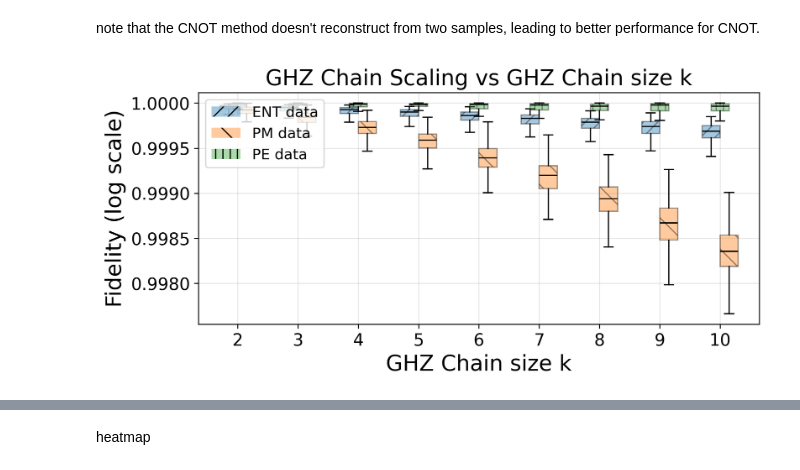
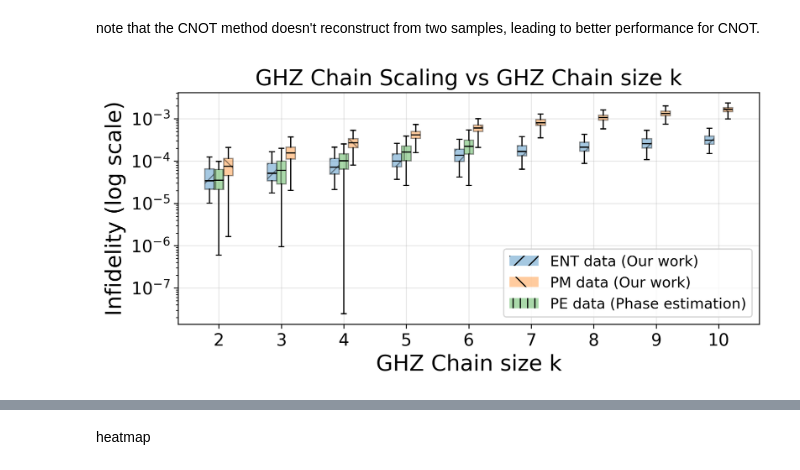
Before and after one commit to ypwk/pure-state-tomography, a Jupyter notebook: paper_plotting.ipynb, the cells around one changed output, grey strips where cells are left out. Cells and saved outputs as stored; diff of their text form; code cells hidden in the pictures.

Commit message:
new data

```diff
--- a/paper_plotting.ipynb
+++ b/paper_plotting.ipynb
@@ -599,14 +599,14 @@ note that the CNOT method doesn't reconstruct from two samples, leading to bette
 import pandas as pd
 import numpy as np
 
-df = pd.read_csv("ghz_phase_estimation_metrics.csv")
+df = pd.read_csv("experiments/phase_bits_n_n_noise/ghz_phase_estimation_metrics.csv")
 
 # Compute infidelity
-df["infidelity"] = 1.0 - df["fidelity"]
+df["infidelity"] = 1.0 - df["fidelity_pure"]
 
 # Group by GHZ size n
 csv_groups = {
-    int(n): g["fidelity"].to_numpy()
+    int(n): g["infidelity"].to_numpy()
     for n, g in df.groupby("n")
 }
 # %%
@@ -691,8 +691,8 @@ def plot_simple_noise_scaling(
     ns_used = ns_data[mask]
     ghz_used = [ghz_groups[i] for i in np.where(mask)[0]]
 
-    mst_infids = [np.array(state_stats[g]["all_mst"]) for g in ghz_used]
-    pm_infids  = [np.array(state_stats[g]["all_pm"])  for g in ghz_used]
+    mst_infids = [1 - np.array(state_stats[g]["all_mst"]) for g in ghz_used]
+    pm_infids  = [1 - np.array(state_stats[g]["all_pm"])  for g in ghz_used]
 
     # -----------------------------------------
     # 2. Evaluate simple-model curves (no fitting)
@@ -750,7 +750,7 @@ def plot_simple_noise_scaling(
         ax.boxplot(
             mst_infids[i],
             positions=[k + offset_mst],
-            widths=0.3,
+            widths=0.15,
             patch_artist=True,
             boxprops=mst_face,
             medianprops=dict(color="black"),
@@ -759,7 +759,7 @@ def plot_simple_noise_scaling(
         ax.boxplot(
             pm_infids[i],
             positions=[k + offset_pm],
-            widths=0.3,
+            widths=0.15,
             patch_artist=True,
             boxprops=pm_face,
             medianprops=dict(color="black"),
@@ -767,13 +767,12 @@ def plot_simple_noise_scaling(
         )
 
     offset_csv = 0.0
-    color_csv = "gray"
 
     for k, values in csv_infids.items():
         ax.boxplot(
             values,
             positions=[k + offset_csv],
-            widths=0.3,
+            widths=0.15,
             patch_artist=True,
             boxprops=pe_face,
             medianprops=dict(color="black"),
@@ -792,38 +791,38 @@ def plot_simple_noise_scaling(
     # -----------------------------------------
     # 6. Formatting for integer-mixing-dimension axis
     # -----------------------------------------
-    # ax.set_yscale("log")
+    ax.set_yscale("log")
     ax.set_xticks(ks)
     ax.set_xticklabels([str(k) for k in ks])
     ax.set_xlabel("GHZ Chain size k")
-    ax.set_ylabel("Fidelity (log scale)")
+    ax.set_ylabel("Infidelity (log scale)")
     ax.set_title("GHZ Chain Scaling vs GHZ Chain size k")
     ax.grid(alpha=0.3)
 
     mst_patch = mpatches.Patch(facecolor=color_mst, alpha=0.4, hatch="//",
-                               label="ENT data")
+                               label="ENT data (Our work)")
     pm_patch  = mpatches.Patch(facecolor=color_pm,  alpha=0.4, hatch="\\",
-                               label="PM data")
-    csv_patch = mpatches.Patch(facecolor=color_pe, alpha=0.4, hatch="||", label="PE data")
-    ax.legend(handles=[mst_patch, pm_patch, csv_patch], loc="upper left")
+                               label="PM data (Our work)")
+    csv_patch = mpatches.Patch(facecolor=color_pe, alpha=0.4, hatch="||", label="PE data (Phase estimation)")
+    ax.legend(handles=[mst_patch, pm_patch, csv_patch], loc="lower right")
 
     plt.tight_layout()
     plt.show()
 
 
 # ============================================================
 # === Call it =================================================
 # ============================================================
 
 plot_simple_noise_scaling(
     n_min=2,
     n_max=15,
     p_1q=4.239e-4,   # from custom_params["p_1q"]
     p_2q=3.416e-3,   # from custom_params["p_2q"]
     p_meas=1e-2,     # from custom_params["p_meas"]
     shots=16384,
     dim_alpha=1.0,
     plot_fit=False
 )
 # %% [output]
-[figure, old version]
+[figure, new version]
```
Also changed, not shown: parts of 2 cells of this notebook, 13 other files.
